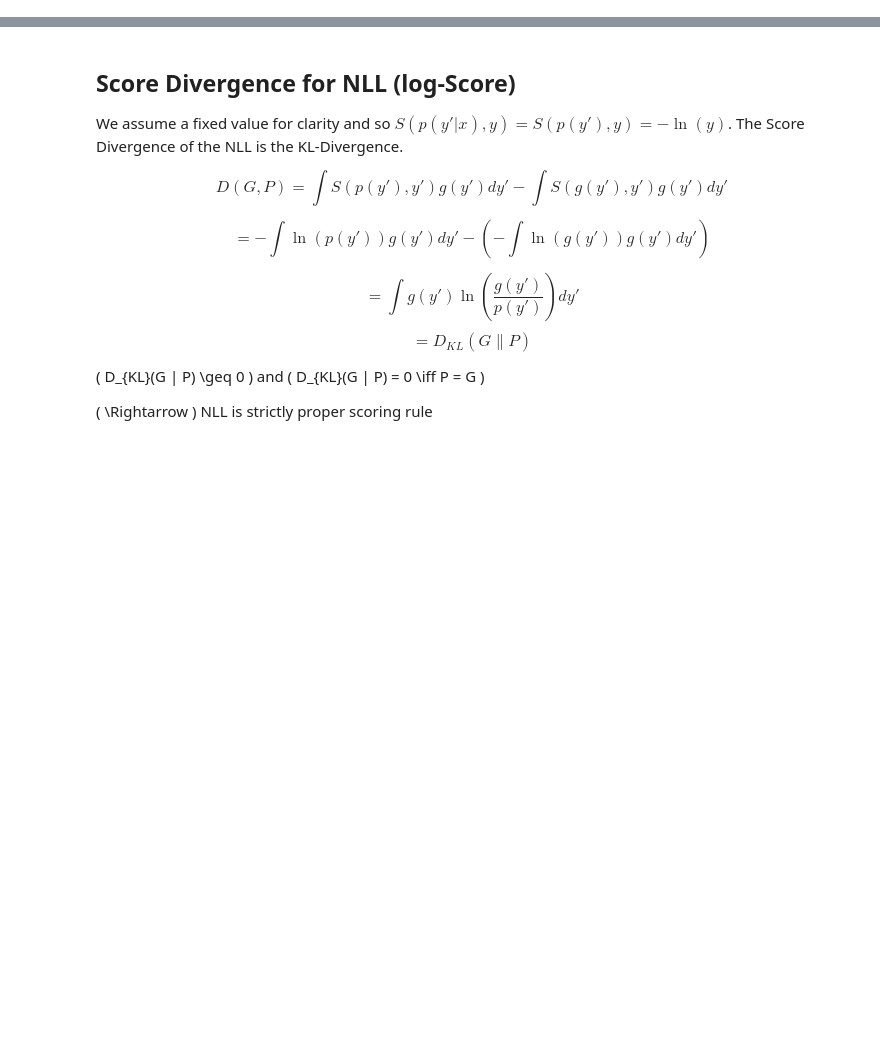
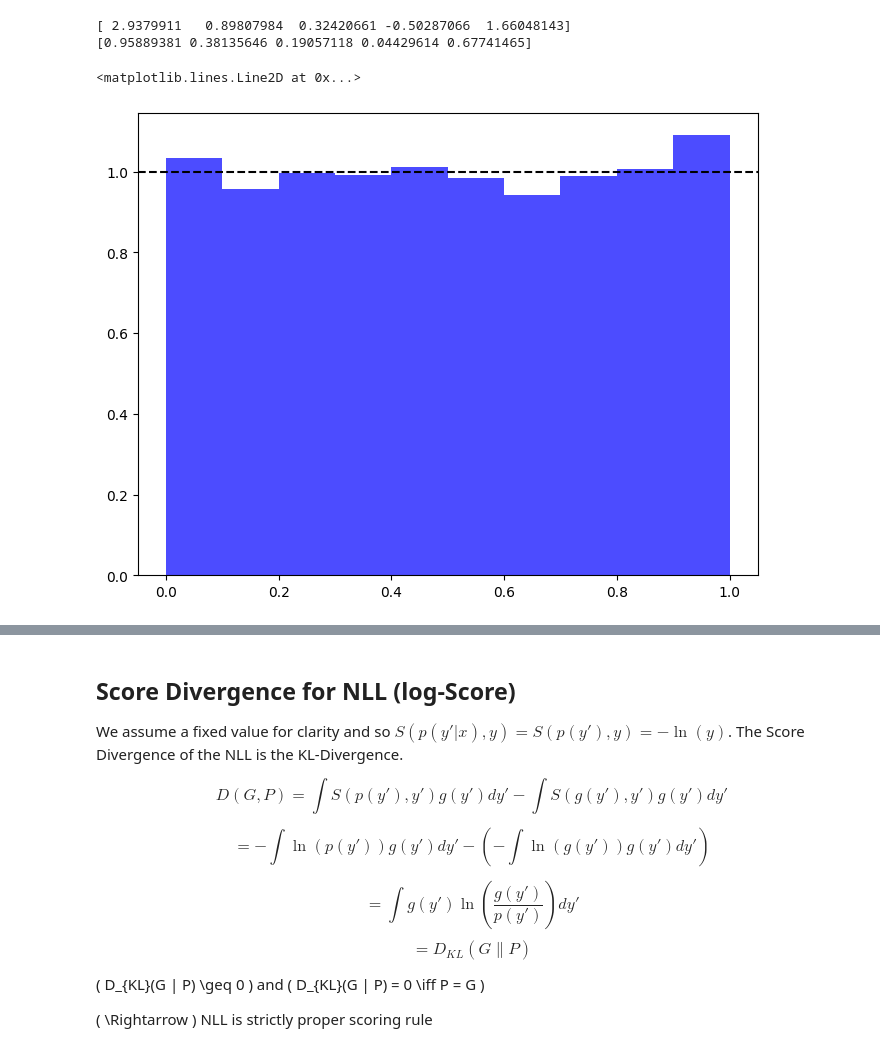
Before and after one commit to ioskn/mldl_htwg, a Jupyter notebook: dl_prob_1/code_for_slides.ipynb, the cells around one changed output, grey strips where cells are left out. Cells and saved outputs as stored; diff of their text form; code cells hidden in the pictures; blank space fills up the shorter version.

Commit message:
Added PIT-Histogram

```diff
--- a/dl_prob_1/code_for_slides.ipynb
+++ b/dl_prob_1/code_for_slides.ipynb
@@ -44,0 +57,18 @@ plt.show()
+# %%
+import numpy as np
+import matplotlib.pyplot as plt
+
+import scipy.stats as stats
+dist = stats.norm(1.2, 1)    # Mean = 1.2, Std = 1
+y = dist.rvs(10**4)          # Randomly sample 1000 values from the distribution
+q = dist.cdf(y)              # Calculate the CDF of the sampled values (quantiles)
+print(y[0:5])
+print(q[0:5])
+plt.figure(figsize=(8, 6))
+plt.hist(q, bins=10, density=True, color='blue', alpha=0.7)
+plt.axhline(y=1, color='k', linestyle='--')
+# %% [output]
+[ 2.9379911   0.89807984  0.32420661 -0.50287066  1.66048143]
+[0.95889381 0.38135646 0.19057118 0.04429614 0.67741465]
+<matplotlib.lines.Line2D at 0x...>
+[figure, added]
```
Also changed, not shown: parts of 7 cells of this notebook, 1 other file.
